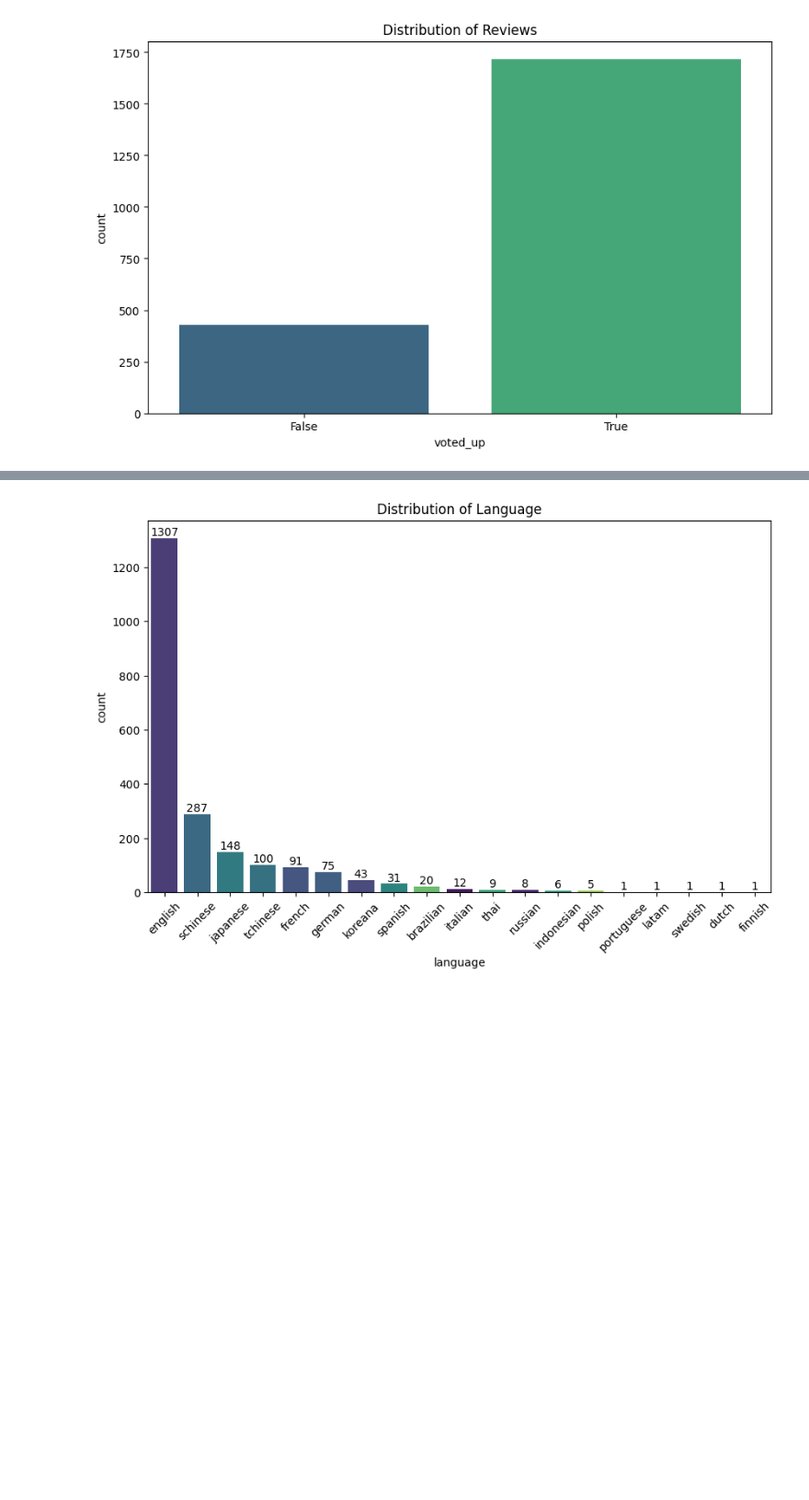
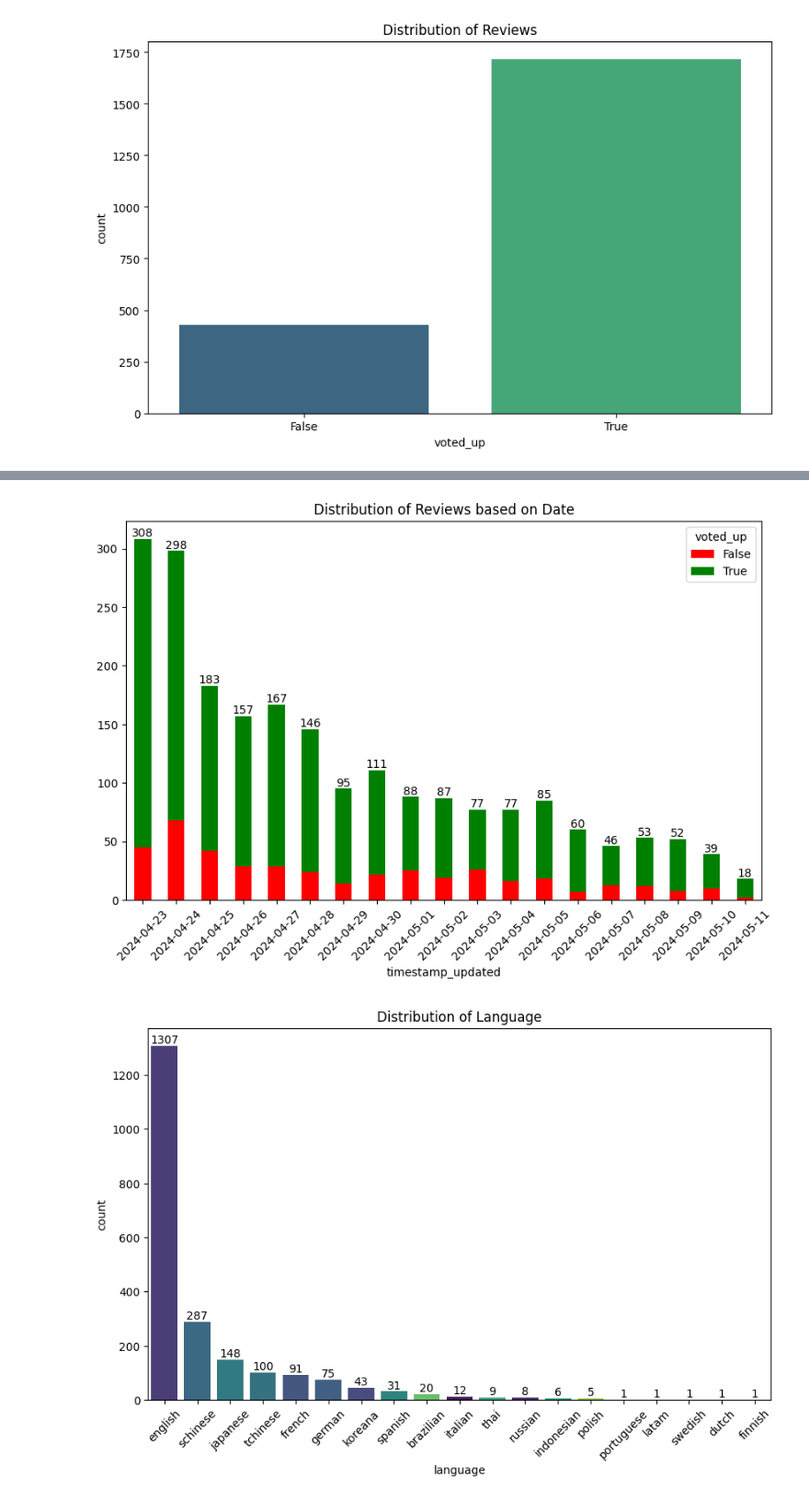
Before and after one commit to nazhifkojaz/eiyuden_review, a Jupyter notebook: notebook.ipynb, the cells around one changed output, grey strips where cells are left out. Shown at 92% size. Cells and saved outputs as stored; diff of their text form; code cells hidden in the pictures; blank space fills up the shorter version.

```diff
--- a/notebook.ipynb
+++ b/notebook.ipynb
@@ -153,3 +202,18 @@ plt.show()
+# %%
+# visualize the distribution of reviews
+plt.figure(figsize=(10, 6))
+
+# group the data by date and voted_up
+grouped_data = collectedData.groupby([collectedData['timestamp_updated'].dt.date, 'voted_up']).size().unstack()
+grouped_data.plot(kind='bar', stacked=True, color=['red', 'green'], ax=plt.gca())
+plt.title("Distribution of Reviews based on Date")
+
+for i in range(len(grouped_data)):
+    plt.text(i, grouped_data.iloc[i].sum(), grouped_data.iloc[i].sum(), ha='center', va='bottom')
+plt.xticks(rotation=45)
+plt.show()
+# %% [output]
+[figure, added]
 # %%
 # distribution of the language column
 plt.figure(figsize=(10, 6))
```
Also changed, not shown: parts of 6 cells of this notebook.
